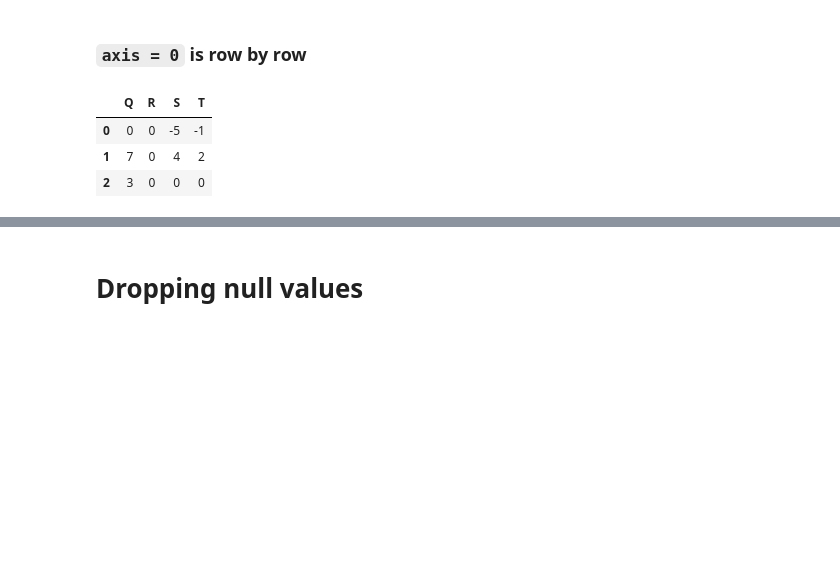
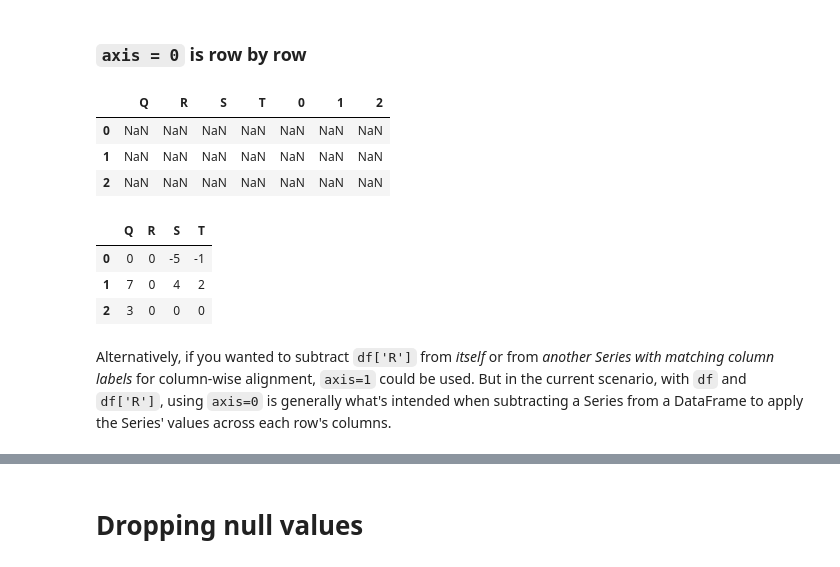
Before and after one commit to haniyturana/Data-Science-Project, a Jupyter notebook: P166239_Week7_DataManipulation_Pandas_20251122.ipynb, the cells around one changed output, grey strips where cells are left out. Saved outputs shown, nothing was run; the diff lists cells and outputs as text; code cells hidden in the pictures; blank space fills up the shorter version.

```diff
--- a/P166239_Week7_DataManipulation_Pandas_20251122.ipynb
+++ b/P166239_Week7_DataManipulation_Pandas_20251122.ipynb
@@ -786,9 +836,20 @@ df
 # %%
 # Another way
 # Substration along the rows
-df.subtract(df['R'], axis = 0)
+df.subtract(df['R'], axis = 1) #cannot because different dimensions
 # %% [output]
-|  | Q | R | S | T |
-| 0 | 0 | 0 | -5 | -1 |
-| 1 | 7 | 0 | 4 | 2 |
-| 2 | 3 | 0 | 0 | 0 |
+|  | Q | R | S | T | 0 | 1 | 2 |
+| 0 | NaN | NaN | NaN | NaN | NaN | NaN | NaN |
+| 1 | NaN | NaN | NaN | NaN | NaN | NaN | NaN |
+| 2 | NaN | NaN | NaN | NaN | NaN | NaN | NaN |
+# %%
+# Subtract the 'R' column from each column of the DataFrame, aligning row-wise
+# This means values from df['R'] are broadcasted across the columns for each row
+df.subtract(df['R'], axis=0)
+# %% [output]
+|  | Q | R | S | T |
+| 0 | 0 | 0 | -5 | -1 |
+| 1 | 7 | 0 | 4 | 2 |
+| 2 | 3 | 0 | 0 | 0 |
+# %% [markdown]
+Alternatively, if you wanted to subtract `df['R']` from *itself* or from *another Series with matching column labels* for column-wise alignment, `axis=1` could be used. But in the current scenario, with `df` and `df['R']`, using `axis=0` is generally what's intended when subtracting a Series from a DataFrame to apply the Series' values across each row's columns.
```
Also changed, not shown: parts of 37 cells of this notebook.
